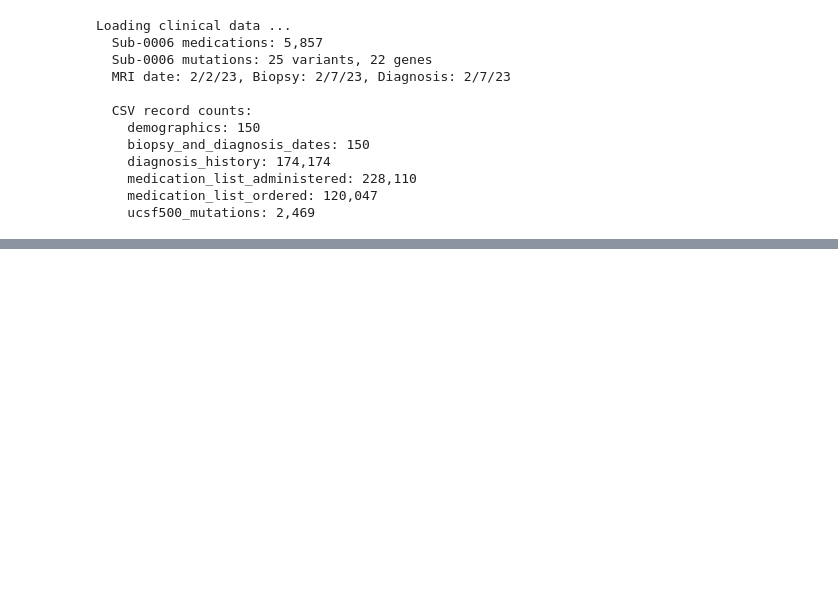
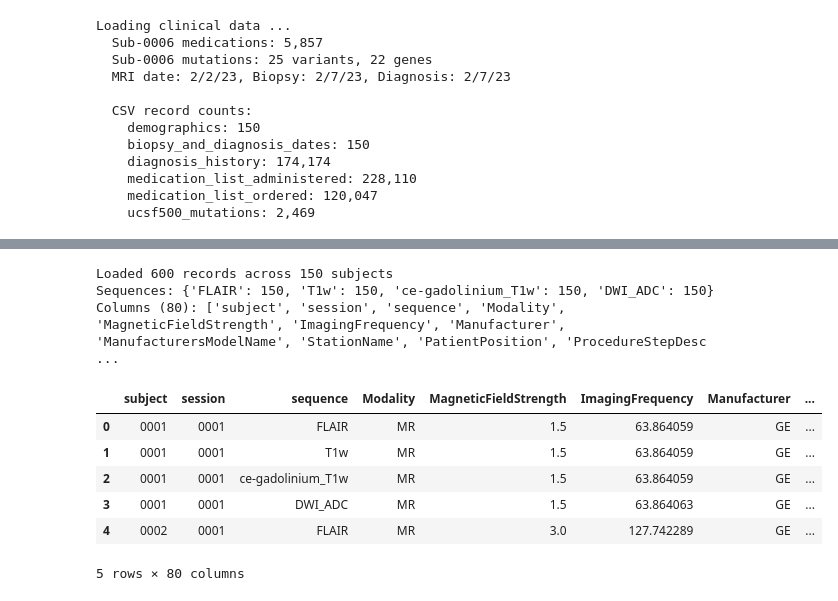
Before and after one commit to rauschecker-sugrue-labs/UCSF-PCNSL, a Jupyter notebook: figures_for_manuscript.ipynb, the cells around one changed output, grey strips where cells are left out. Drawn from its saved outputs; the diff is of its cells as text; code cells hidden in the pictures; blank space fills up the shorter version.

```diff
--- a/figures_for_manuscript.ipynb
+++ b/figures_for_manuscript.ipynb
@@ -1171,0 +1349,46 @@ Saved: outputs/fig1_data_overview.{png, pdf, eps}
+# %%
+import json
+import pandas as pd
+from pathlib import Path
+
+bids_dir = Path("/Users/mromano/Library/CloudStorage/Box-Box/Research/pcnsl_radiomics/dataset_manuscript/bids_dir_for_aws_anon")
+
+records = []
+for json_file in sorted(bids_dir.glob("sub-*/ses-*/**/*.json")):
+    # Parse subject/session/sequence from filename
+    # Filename pattern: sub-{subj}_ses-{sess}_{sequence}.json
+    stem = json_file.stem  # e.g. "sub-0001_ses-0001_FLAIR"
+    parts = stem.split("_")
+    subject = parts[0].replace("sub-", "")
+    session = parts[1].replace("ses-", "")
+    sequence = "_".join(parts[2:])  # e.g. "FLAIR", "ce-gadolinium_T1w", "DWI_ADC"
+
+    with open(json_file) as f:
+        header = json.load(f)
+
+    record = {"subject": subject, "session": session, "sequence": sequence}
+    record.update(header)
+    records.append(record)
+
+dicom_df = pd.DataFrame(records)
+
+# Move key columns to front
+front_cols = ["subject", "session", "sequence"]
+other_cols = [c for c in dicom_df.columns if c not in front_cols]
+dicom_df = dicom_df[front_cols + other_cols]
+
+print(f"Loaded {len(dicom_df)} records across {dicom_df['subject'].nunique()} subjects")
+print(f"Sequences: {dicom_df['sequence'].value_counts().to_dict()}")
+print(f"Columns ({len(dicom_df.columns)}): {list(dicom_df.columns)}")
+dicom_df.head()
+# %% [output]
+Loaded 600 records across 150 subjects
+Sequences: {'FLAIR': 150, 'T1w': 150, 'ce-gadolinium_T1w': 150, 'DWI_ADC': 150}
+Columns (80): ['subject', 'session', 'sequence', 'Modality', 'MagneticFieldStrength', 'ImagingFrequency', 'Manufacturer', 'ManufacturersModelName', 'StationName', 'PatientPosition', 'ProcedureStepDesc ...
+|  | subject | session | sequence | Modality | MagneticFieldStrength | ImagingFrequency | Manufacturer | ... |
+| 0 | 0001 | 0001 | FLAIR | MR | 1.5 | 63.864059 | GE | ... |
+| 1 | 0001 | 0001 | T1w | MR | 1.5 | 63.864059 | GE | ... |
+| 2 | 0001 | 0001 | ce-gadolinium_T1w | MR | 1.5 | 63.864059 | GE | ... |
+| 3 | 0001 | 0001 | DWI_ADC | MR | 1.5 | 63.864063 | GE | ... |
+| 4 | 0002 | 0001 | FLAIR | MR | 3.0 | 127.742289 | GE | ... |
+5 rows × 80 columns
```
Also changed, not shown: parts of 6 cells of this notebook.
